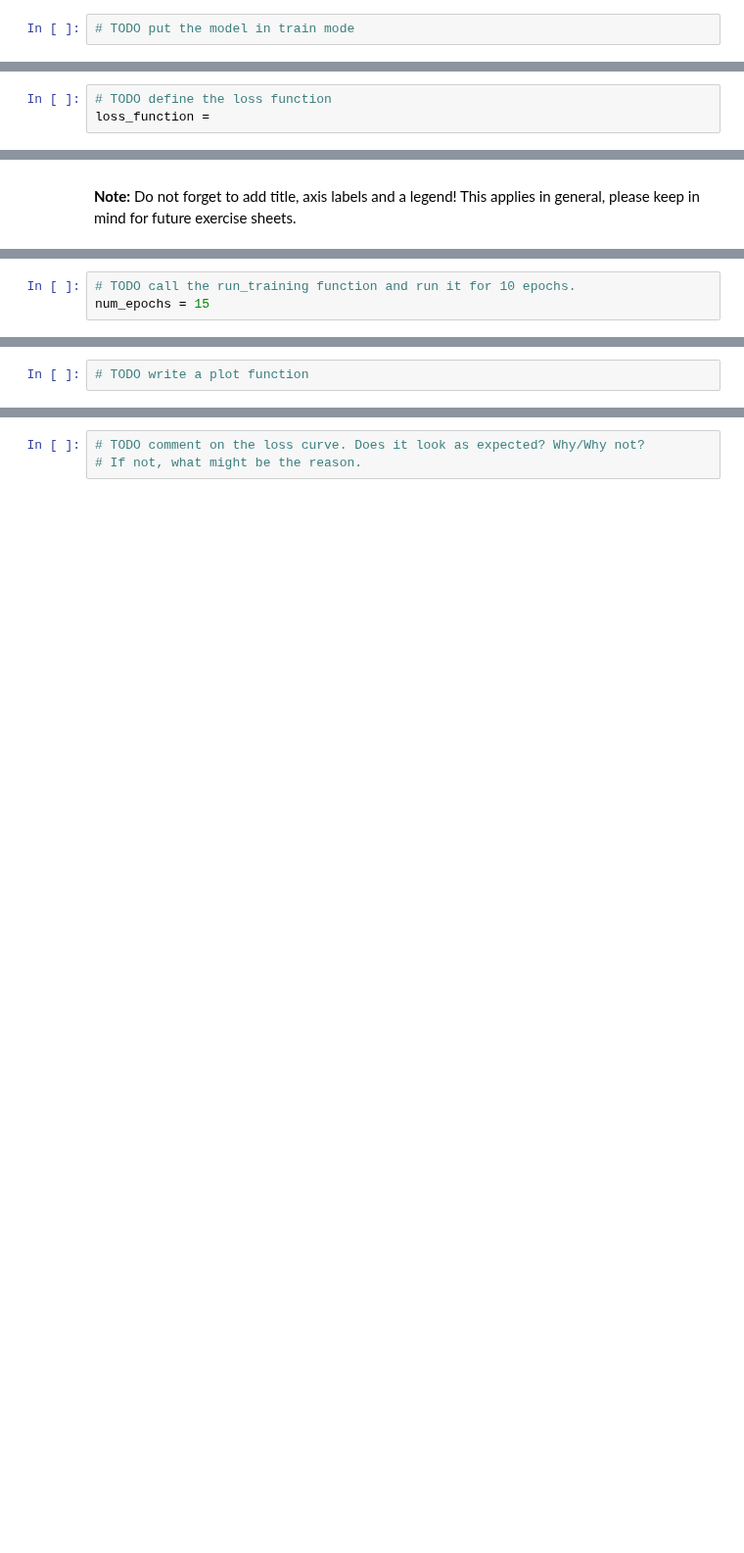
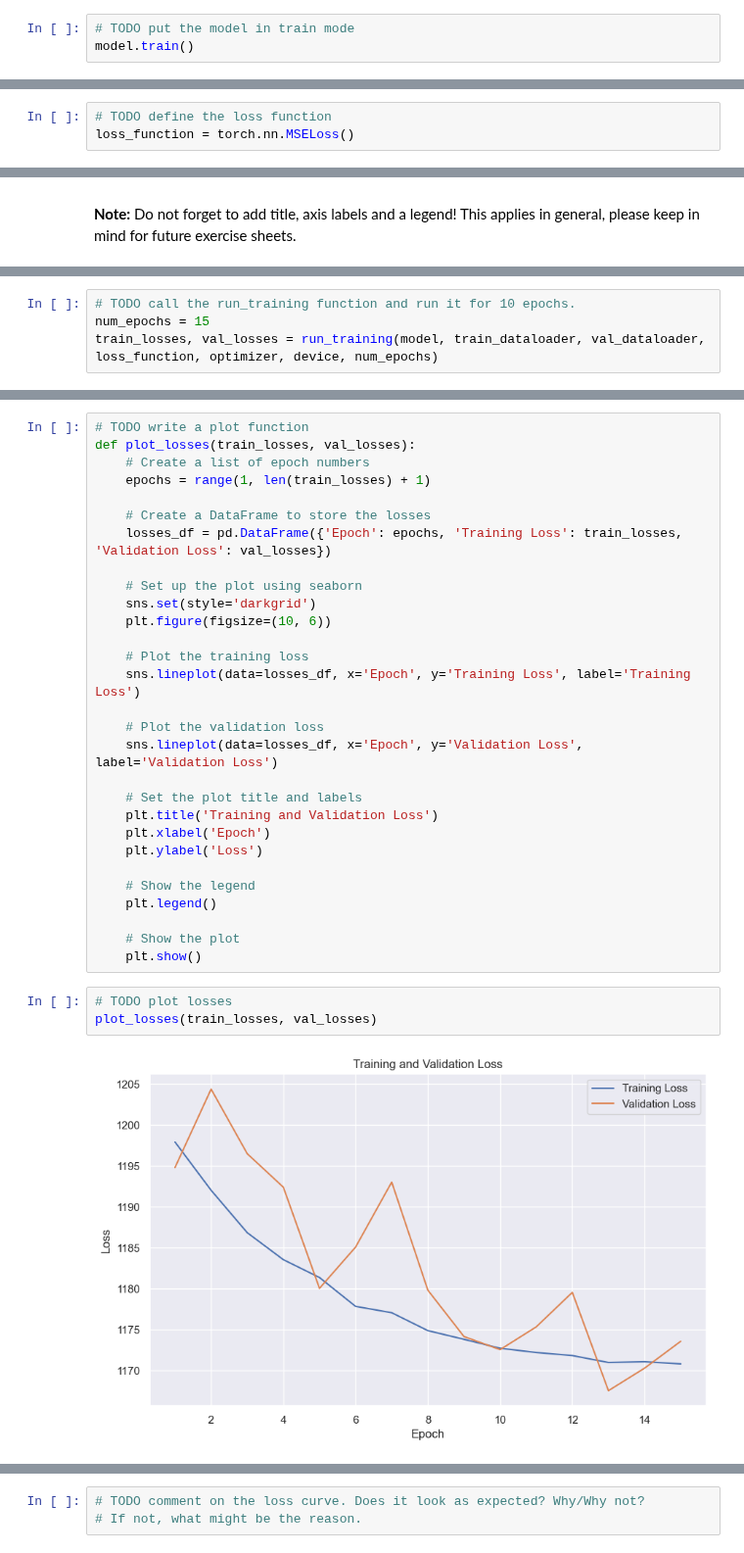
Before and after one commit to Paul-Jarschke/Machine-Learning-Practicals, a Jupyter notebook: Practical_02/2_[Paul_Jarschke].ipynb, the cells around one changed output, grey strips where cells are left out. Shown at 98% size. Cells and saved outputs as stored; diff of their text form; blank space fills up the shorter version.

```diff
--- a/Practical_02/2_[Paul_Jarschke].ipynb
+++ b/Practical_02/2_[Paul_Jarschke].ipynb
@@ -449,3 +454,4 @@ Feed the model to the GPU if available.
 Put the model in training mode.
 # %%
 # TODO put the model in train mode
+model.train()
@@ -455,7 +465,7 @@ Put the model in training mode.
 Since we're dealing with regression progrem, [MSELoss](https://pytorch.org/docs/stable/generated/torch.nn.MSELoss.html) is the canonical choice for the loss.
 # %%
 # TODO define the loss function
-loss_function =
+loss_function = torch.nn.MSELoss()
 # %% [markdown]
 ### Define the Optimizer
 
@@ -543,3 +629,4 @@ This applies in general, please keep in mind for future exercise sheets.
 # %%
 # TODO call the run_training function and run it for 10 epochs.
 num_epochs = 15
+train_losses, val_losses = run_training(model, train_dataloader, val_dataloader, loss_function, optimizer, device, num_epochs)
@@ -546,2 +649,34 @@ num_epochs = 15
+# %%
+# TODO write a plot function
+def plot_losses(train_losses, val_losses):
+    # Create a list of epoch numbers
+    epochs = range(1, len(train_losses) + 1)
+
+    # Create a DataFrame to store the losses
+    losses_df = pd.DataFrame({'Epoch': epochs, 'Training Loss': train_losses, 'Validation Loss': val_losses})
+
+    # Set up the plot using seaborn
+    sns.set(style='darkgrid')
+    plt.figure(figsize=(10, 6))
+
+    # Plot the training loss
+    sns.lineplot(data=losses_df, x='Epoch', y='Training Loss', label='Training Loss')
+
+    # Plot the validation loss
+    sns.lineplot(data=losses_df, x='Epoch', y='Validation Loss', label='Validation Loss')
+
+    # Set the plot title and labels
+    plt.title('Training and Validation Loss')
+    plt.xlabel('Epoch')
+    plt.ylabel('Loss')
+
+    # Show the legend
+    plt.legend()
+
+    # Show the plot
+    plt.show()
 # %%
-# TODO write a plot function
+# TODO plot losses
+plot_losses(train_losses, val_losses)
+# %% [output]
+[figure, added]
```
Also changed, not shown: parts of 17 cells of this notebook.
